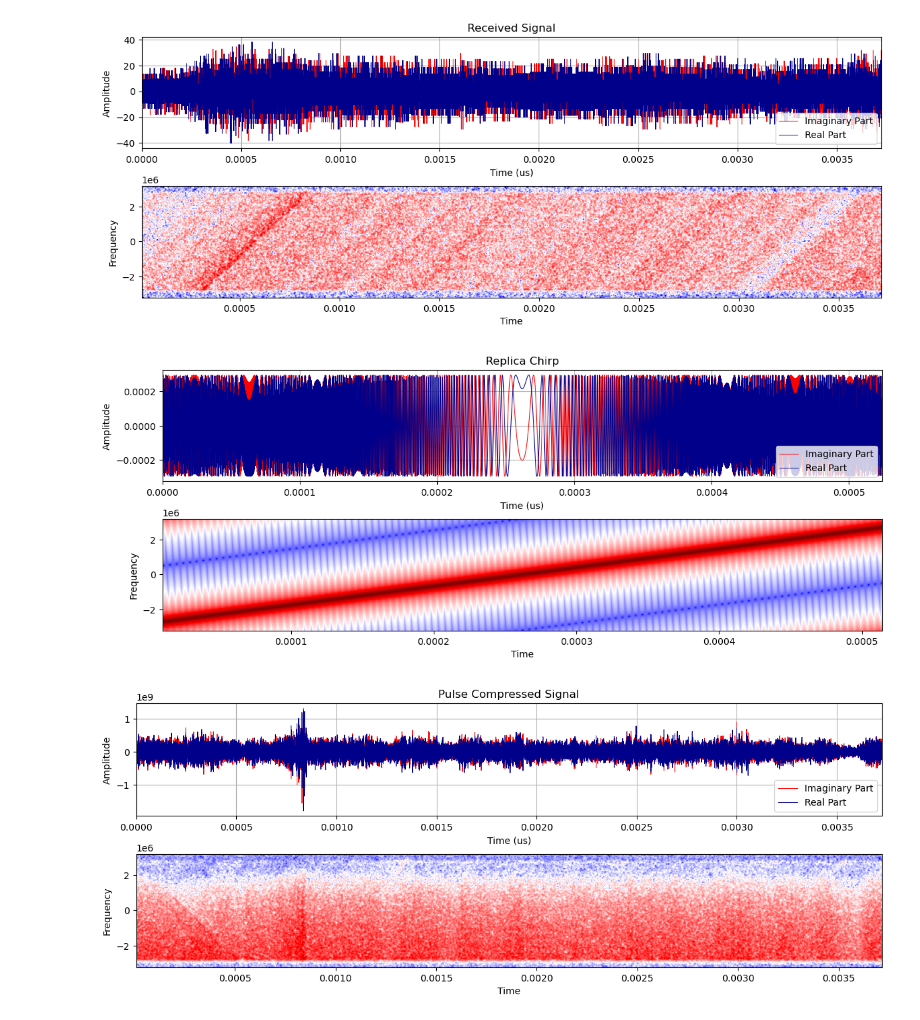
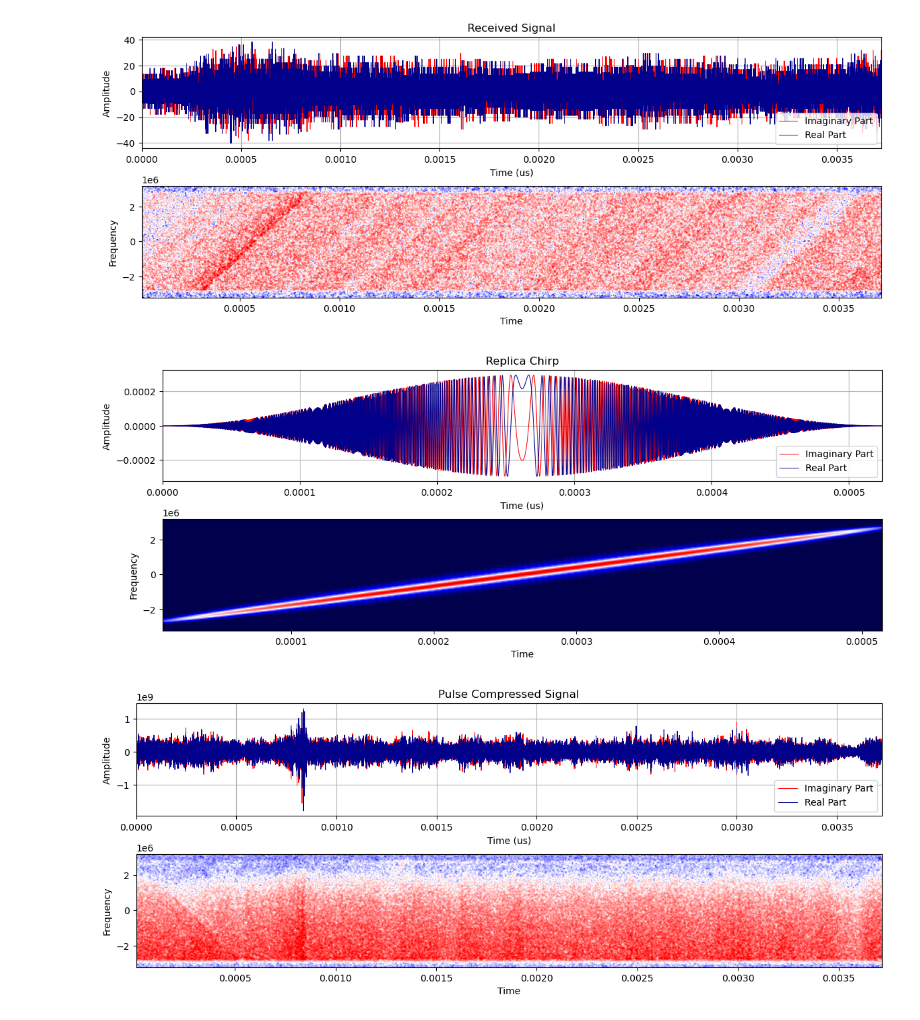
Before and after one commit to AndrewPlayer3/sar_processing, a Jupyter notebook: s1_level0/save_signals.ipynb, the cells around one changed output. Drawn from its saved outputs; the diff is of its cells as text; code cells hidden in the pictures.

Commit message:
better scale for rep

```diff
--- a/s1_level0/save_signals.ipynb
+++ b/s1_level0/save_signals.ipynb
@@ -137,9 +137,9 @@ plot_signal_components(signal, 0, sampling_window_length, scale=(-100, -10), fft
 # %% [output]
 [figure]
 # %%
-plot_signal_components(replica, 0, pulse_length, fft_size=fft_size, sample_rate=(replica.shape[0]/pulse_length), title="Replica Chirp")
+plot_signal_components(replica * np.hanning(replica.shape[0]), 0, pulse_length, scale=(-200, -100), fft_size=fft_size, sample_rate=(replica.shape[0]/pulse_length), title="Replica Chirp")
 # %% [output]
-[figure, old version]
+[figure, new version]
 # %%
 plot_signal_components(compressed, 0, sampling_window_length, scale=(0, 150), fft_size=fft_size, sample_rate=sample_rate, title="Pulse Compressed Signal")
 # %% [output]
```
